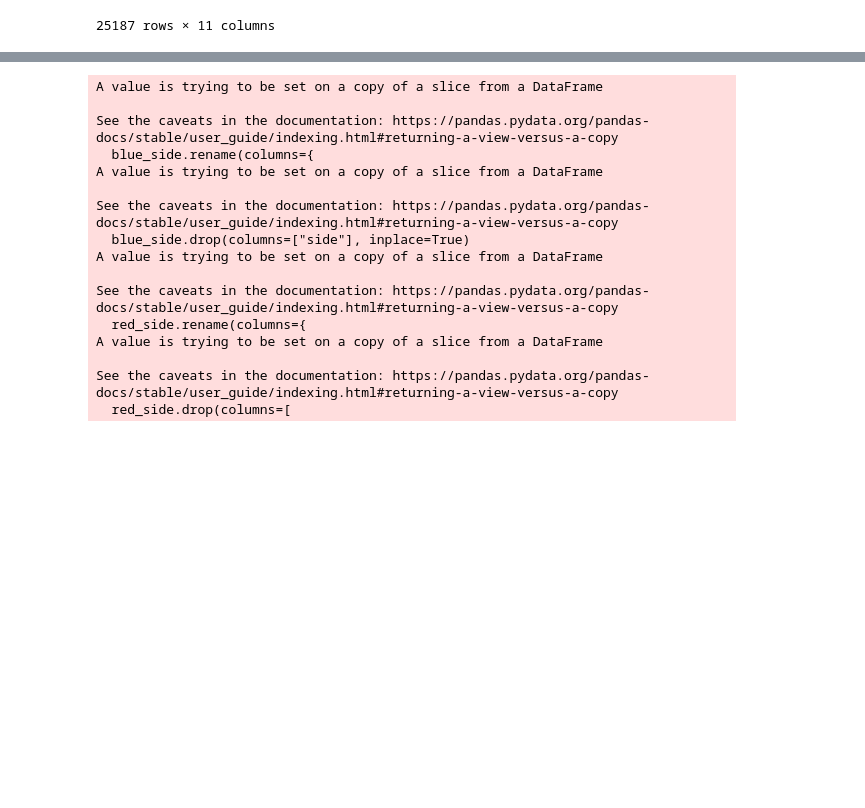
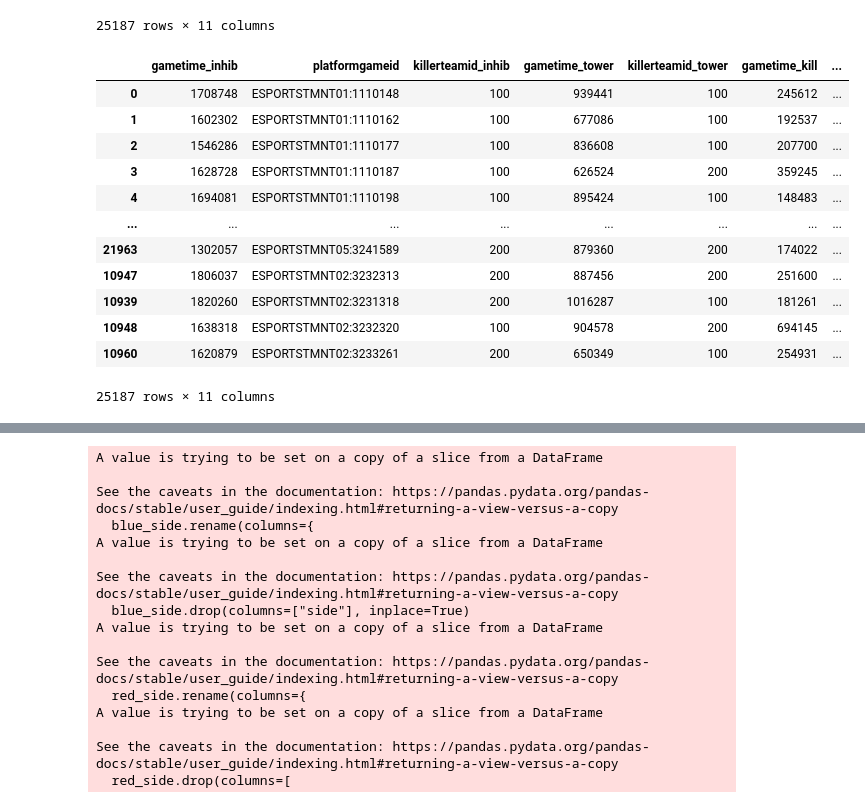
Before and after one commit to JanWen/gnar_score, a Jupyter notebook: csv/rolling.ipynb, the cells around one changed output, grey strips where cells are left out. Saved outputs shown, nothing was run; the diff lists cells and outputs as text; code cells hidden in the pictures; blank space fills up the shorter version.

```diff
--- a/csv/rolling.ipynb
+++ b/csv/rolling.ipynb
@@ -19,6 +19,25 @@ display(df)
 | 25185 | 1447915 | LPL_B:330039 | 200 | 1008863 | 100 | 302191 | ... |
 | 25186 | 1682219 | LPL_B:330053 | 100 | 719638 | 100 | 166387 | ... |
 25187 rows × 11 columns
+# %%
+
+
+df.sort_values(by=['eventtime'], inplace=True)
+display(df)
+# %% [output]
+|  | gametime_inhib | platformgameid | killerteamid_inhib | gametime_tower | killerteamid_tower | gametime_kill | ... |
+| 0 | 1708748 | ESPORTSTMNT01:1110148 | 100 | 939441 | 100 | 245612 | ... |
+| 1 | 1602302 | ESPORTSTMNT01:1110162 | 100 | 677086 | 100 | 192537 | ... |
+| 2 | 1546286 | ESPORTSTMNT01:1110177 | 100 | 836608 | 100 | 207700 | ... |
+| 3 | 1628728 | ESPORTSTMNT01:1110187 | 100 | 626524 | 200 | 359245 | ... |
+| 4 | 1694081 | ESPORTSTMNT01:1110198 | 100 | 895424 | 100 | 148483 | ... |
+| ... | ... | ... | ... | ... | ... | ... | ... |
+| 21963 | 1302057 | ESPORTSTMNT05:3241589 | 200 | 879360 | 200 | 174022 | ... |
+| 10947 | 1806037 | ESPORTSTMNT02:3232313 | 200 | 887456 | 200 | 251600 | ... |
+| 10939 | 1820260 | ESPORTSTMNT02:3231318 | 200 | 1016287 | 100 | 181261 | ... |
+| 10948 | 1638318 | ESPORTSTMNT02:3232320 | 100 | 904578 | 200 | 694145 | ... |
+| 10960 | 1620879 | ESPORTSTMNT02:3233261 | 200 | 650349 | 100 | 254931 | ... |
+25187 rows × 11 columns
 # %%
 new_df = []
 LOOKBACK = 10
```
Also changed, not shown: parts of 8 cells of this notebook, 12 other files.
